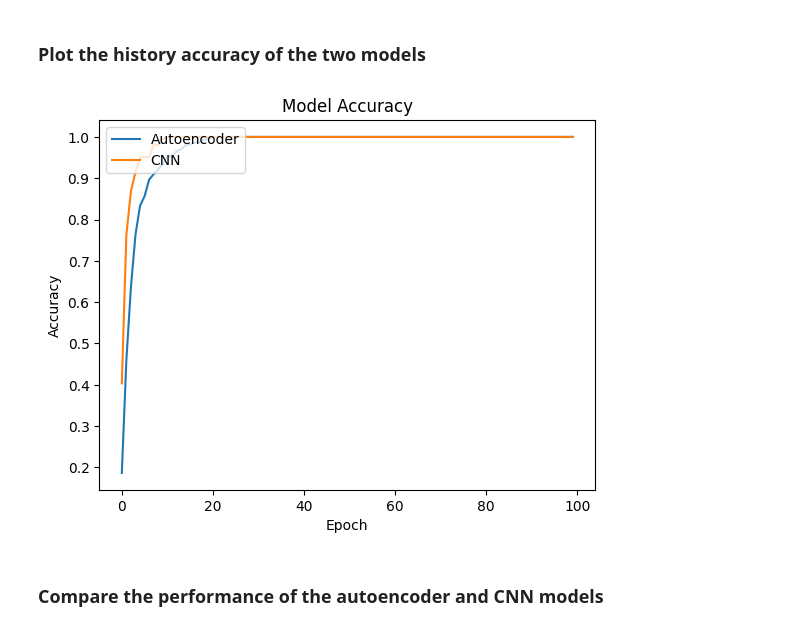
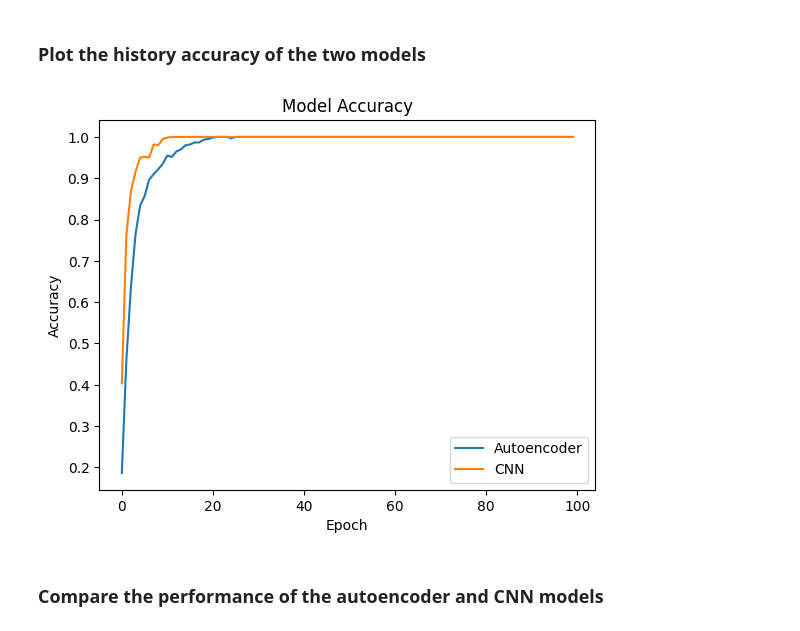
Before and after one commit to erikssommer/ssl-autoencoder-mnist, a Jupyter notebook: notebooks/autoencoder.ipynb, the cells around one changed output. Cells and saved outputs as stored; diff of their text form; code cells hidden in the pictures.

Commit message:
Moved legend

```diff
--- a/notebooks/autoencoder.ipynb
+++ b/notebooks/autoencoder.ipynb
@@ -167,13 +167,13 @@ print(f"Accuracy after fine-tuning: {accuracy_cnn}")
 # %%
 plt.plot(history_autoencoder.history['accuracy'])
 plt.plot(history_cnn.history['accuracy'])
 plt.title('Model Accuracy')
 plt.ylabel('Accuracy')
 plt.xlabel('Epoch')
-plt.legend(['Autoencoder', 'CNN'], loc='upper left')
+plt.legend(['Autoencoder', 'CNN'], loc='lower right')
 plt.show()
 # %% [output]
-[figure, old version]
+[figure, new version]
 # %% [markdown]
 ### Compare the performance of the autoencoder and CNN models
 # %%
```
